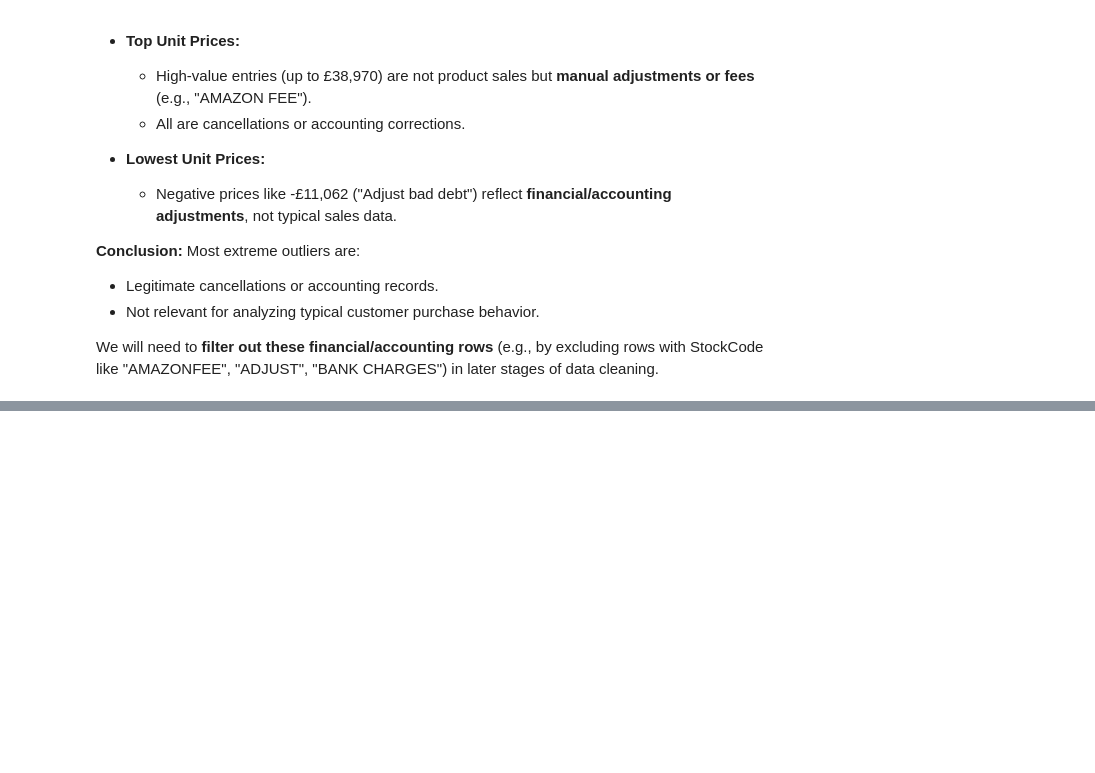
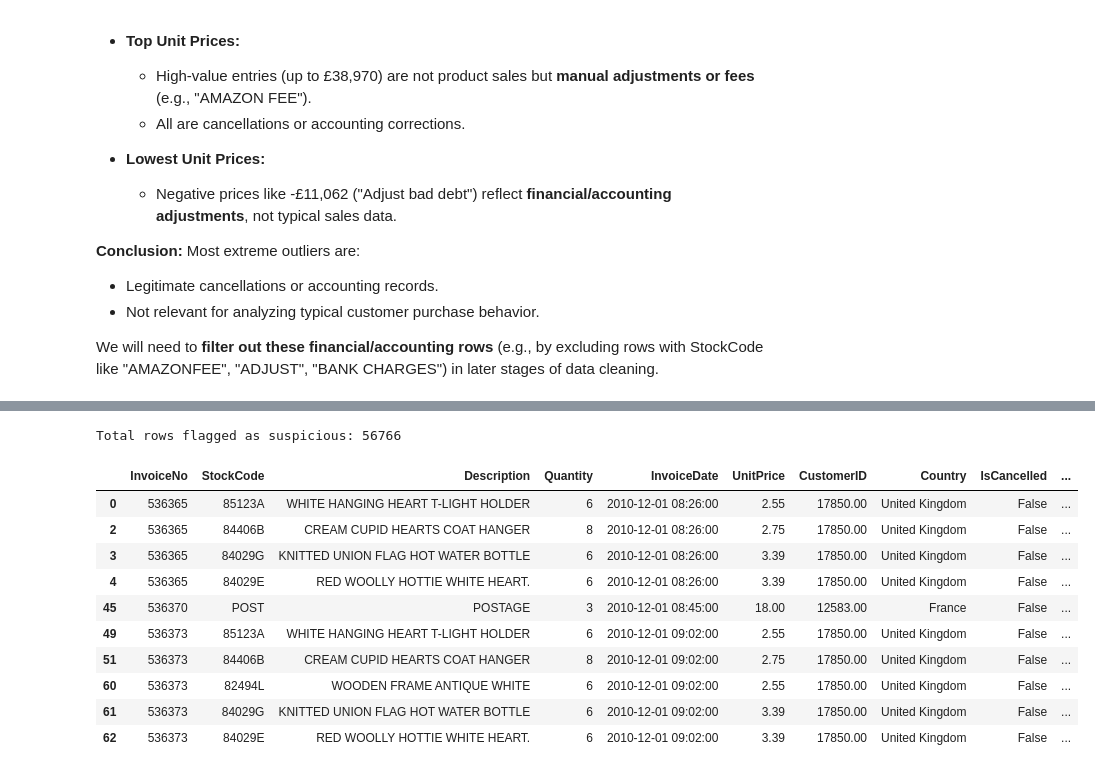
Before and after one commit to TarikBugraAy/customer-behavior-bi-project, a Jupyter notebook: notebooks/01_eda_and_cleaning.ipynb, the cells around one changed output, grey strips where cells are left out. Cells and saved outputs as stored; diff of their text form; code cells hidden in the pictures; blank space fills up the shorter version.

```diff
--- a/notebooks/01_eda_and_cleaning.ipynb
+++ b/notebooks/01_eda_and_cleaning.ipynb
@@ -387,0 +397,38 @@ We will need to **filter out these financial/accounting rows** (e.g., by excludi
+# %%
+# Helper function: check if StockCode is fully numeric
+def is_non_numeric(stockcode):
+    try:
+        int(stockcode)
+        return False
+    except:
+        return True
+
+# Apply the helper function
+df['StockCode_NonNumeric'] = df['StockCode'].astype(str).apply(is_non_numeric)
+
+# Define IsSuspicious flag
+df['IsSuspicious'] = (
+    df['StockCode_NonNumeric'] |
+    (df['UnitPrice'] <= 0) |
+    (df['Quantity'].abs() > 10000)
+)
+
+# Check how many rows are flagged
+num_suspicious = df['IsSuspicious'].sum()
+print(f"Total rows flagged as suspicious: {num_suspicious}")
+
+# Quick look at flagged rows
+display(df[df['IsSuspicious']].head(10))
+# %% [output]
+Total rows flagged as suspicious: 56766
+|  | InvoiceNo | StockCode | Description | Quantity | InvoiceDate | UnitPrice | CustomerID | Country | IsCancelled | ... |
+| 0 | 536365 | 85123A | WHITE HANGING HEART T-LIGHT HOLDER | 6 | 2010-12-01 08:26:00 | 2.55 | 17850.00 | United Kingdom | False | ... |
+| 2 | 536365 | 84406B | CREAM CUPID HEARTS COAT HANGER | 8 | 2010-12-01 08:26:00 | 2.75 | 17850.00 | United Kingdom | False | ... |
+| 3 | 536365 | 84029G | KNITTED UNION FLAG HOT WATER BOTTLE | 6 | 2010-12-01 08:26:00 | 3.39 | 17850.00 | United Kingdom | False | ... |
+| 4 | 536365 | 84029E | RED WOOLLY HOTTIE WHITE HEART. | 6 | 2010-12-01 08:26:00 | 3.39 | 17850.00 | United Kingdom | False | ... |
+| 45 | 536370 | POST | POSTAGE | 3 | 2010-12-01 08:45:00 | 18.00 | 12583.00 | France | False | ... |
+| 49 | 536373 | 85123A | WHITE HANGING HEART T-LIGHT HOLDER | 6 | 2010-12-01 09:02:00 | 2.55 | 17850.00 | United Kingdom | False | ... |
+| 51 | 536373 | 84406B | CREAM CUPID HEARTS COAT HANGER | 8 | 2010-12-01 09:02:00 | 2.75 | 17850.00 | United Kingdom | False | ... |
+| 60 | 536373 | 82494L | WOODEN FRAME ANTIQUE WHITE | 6 | 2010-12-01 09:02:00 | 2.55 | 17850.00 | United Kingdom | False | ... |
+| 61 | 536373 | 84029G | KNITTED UNION FLAG HOT WATER BOTTLE | 6 | 2010-12-01 09:02:00 | 3.39 | 17850.00 | United Kingdom | False | ... |
+| 62 | 536373 | 84029E | RED WOOLLY HOTTIE WHITE HEART. | 6 | 2010-12-01 09:02:00 | 3.39 | 17850.00 | United Kingdom | False | ... |
```
Also changed, not shown: parts of 23 cells of this notebook, 1 other file.
